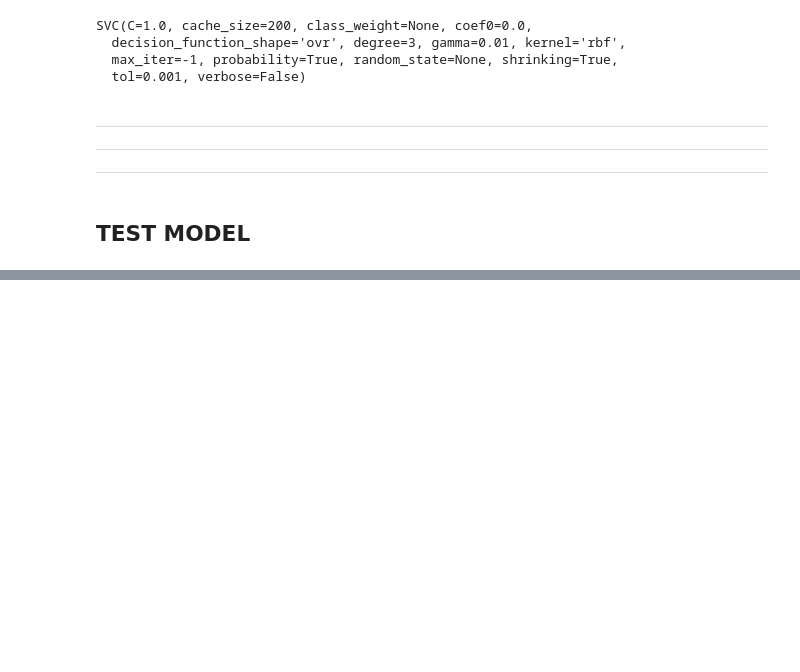
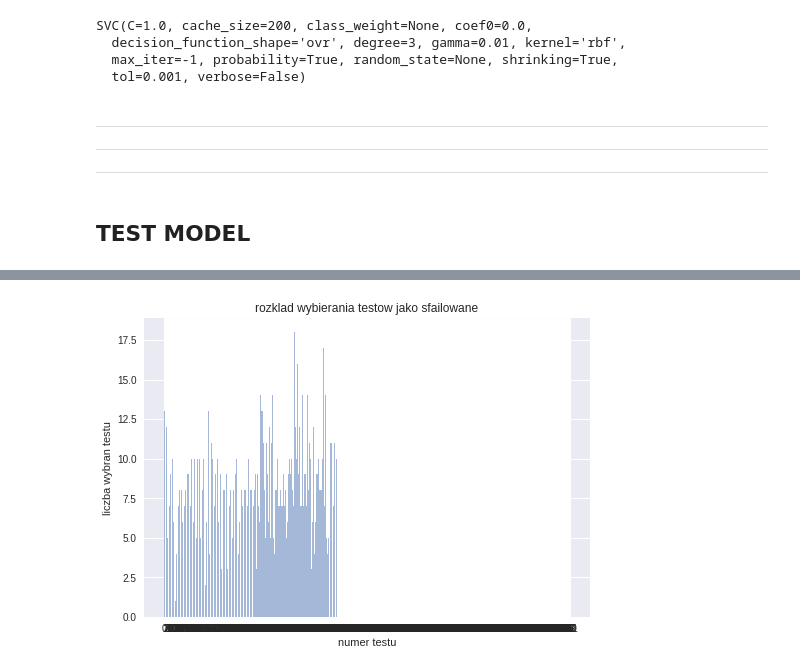
Before and after one commit to seraffin/FailOmen, a Jupyter notebook: Pola/Workspace_SVM.ipynb, the cells around one changed output, grey strips where cells are left out. Drawn from its saved outputs; the diff is of its cells as text; code cells hidden in the pictures; blank space fills up the shorter version.

```diff
--- a/Pola/Workspace_SVM.ipynb
+++ b/Pola/Workspace_SVM.ipynb
@@ -438,0 +426,33 @@ plt.show()
+# %%
+def create_fake_pred(quantity_of_predictions, quantity_oftests_set_as_failed=15):
+  import random
+  stats =  [0 for i in range(542)]
+  random_matrix_pred = []
+  for row_no in range(quantity_of_predictions):
+      random_pred_list = [1 for i in range(542)]
+      random_indexes_list = []
+      while (len(random_indexes_list) <  15):
+          drawn_index= random.randint(0,230)
+          if random.randint(0,230) not in random_indexes_list:
+            random_indexes_list.append(drawn_index)
+
+      for idx in random_indexes_list:
+        stats[idx] = stats[idx] + 1
+
+      random_matrix_pred.append(random_indexes_list)
+
+  random_matrix_pred = np.array(random_matrix_pred)
+  return random_matrix_pred, stats,
+
+stats = create_fake_pred(len(yTest))[1]
+y_pos = range(len(stats))
+performance = stats
+
+plt.bar(y_pos, performance, align='center', alpha=0.5)
+plt.xticks(y_pos)
+plt.ylabel('liczba wybran testu')
+plt.xlabel('numer testu')
+plt.title('rozklad wybierania testow jako sfailowane')
+plt.show()
+# %% [output]
+[figure, added]
```
Also changed, not shown: parts of 10 cells of this notebook.
